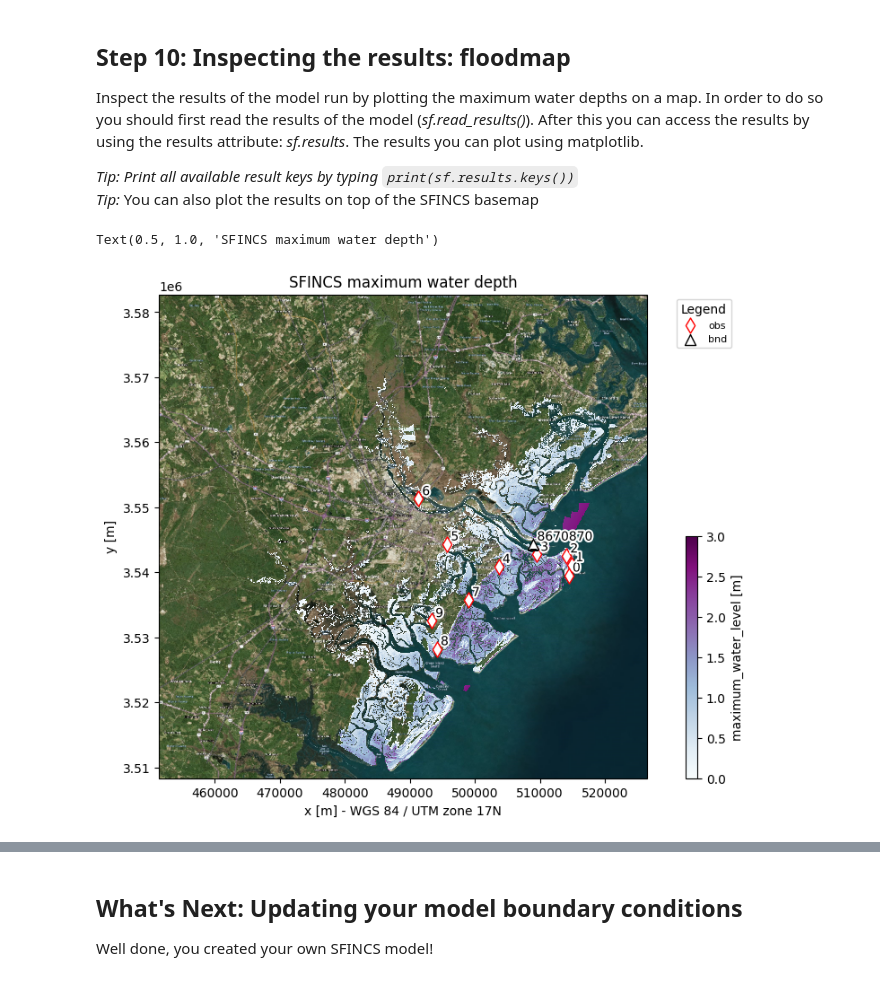
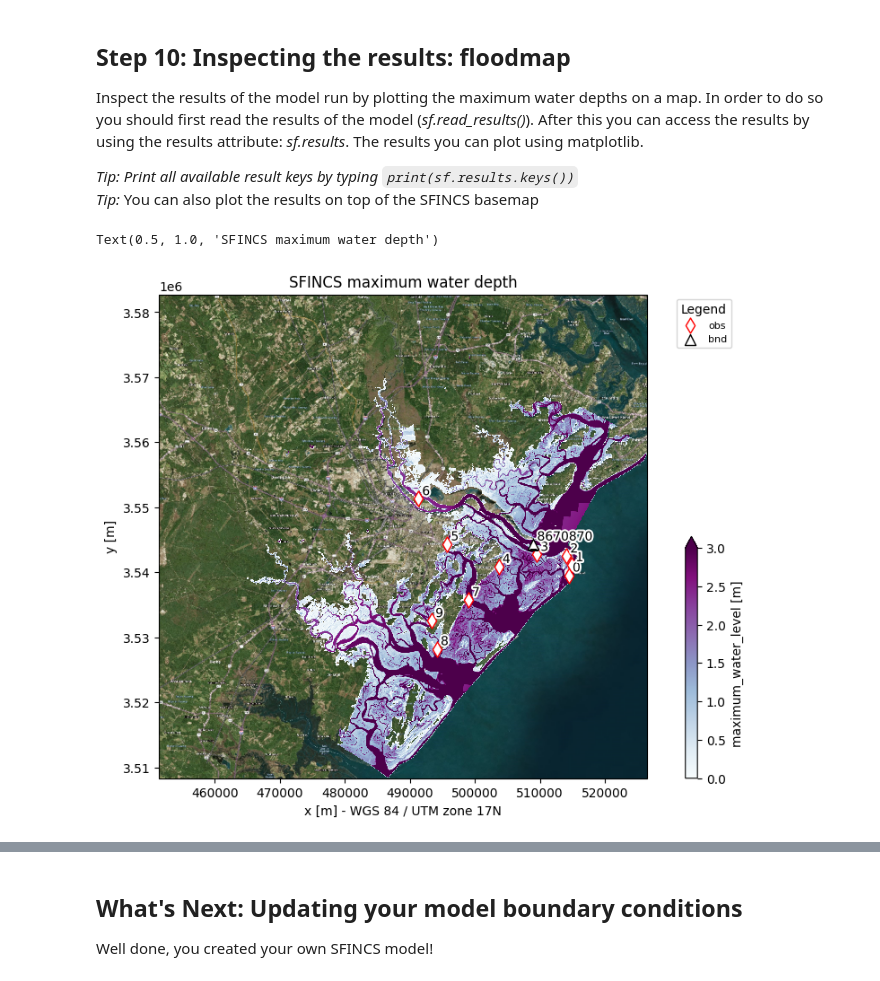
Before and after one commit to sd-59/Assignment_2_Coastal_flood_hazard_assessment-, a Jupyter notebook: notebooks/01_SFINCS_model_setup.ipynb, the cells around one changed output, grey strips where cells are left out. Saved outputs shown, nothing was run; the diff lists cells and outputs as text; code cells hidden in the pictures.

```diff
--- a/notebooks/01_SFINCS_model_setup.ipynb
+++ b/notebooks/01_SFINCS_model_setup.ipynb
@@ -642,36 +644,38 @@ dep_subgrid_file = Path(root_folder, "subgrid", "dep_subgrid.tif")
 dep_subgrid = hydromt.open_raster(dep_subgrid_file, nodata=np.nan) # elevation at subgrid resolution
 
 # calculate the maximum water depth (hmax) as the difference between
 # the maximum water level (zsmax) and the elevation (dep)
 zsmax = sf.results["zsmax"].max(dim="timemax") # maximum water level
 zsmax_subgrid = zsmax.raster.reproject_like(dep_subgrid, method="nearest")  # reproject to subgrid resolution
 hmax_subgrid = np.maximum(0, zsmax_subgrid - dep_subgrid).round(2).astype(np.float32) # maximum water depth
 # Here, we assume that all areas with a negative depth are permanent water bodies
 # This is a strong simplification. It is better to use a more sophisticated approach
 # to identify permanent water bodies, e.g. based on a water mask or a "tide-only" simulation.
-permament_water = dep_subgrid < 0
-hmax_subgrid = hmax_subgrid.where(~permament_water, np.nan) # mask areas with permanent water
+######################################################################################################### Comment In #################
+# permament_water = dep_subgrid < 0
+# hmax_subgrid = hmax_subgrid.where(~permament_water, np.nan) # mask areas with permanent water
+#######################################################################################################################################
 # update (geospatial) metadata
 hmax_subgrid.raster.set_crs(dep_subgrid.raster.crs)
 hmax_subgrid.raster.set_nodata(np.nan)
 hmax_subgrid.name = "max water depth"
 hmax_subgrid.attrs["units"] = "m"
 
 fig, ax = sf.plot_basemap(
     fn_out="hmax.png",  # save figure to mod.root/figs/hmax.png
     variable=hmax_subgrid,
     plot_bounds=False,
     bmap="sat",
     zoomlevel=12,
     figsize=(11, 7),
     vmin=0,  # set minimum value for colorbar
     vmax=3,  # set maximum value for colorbar
     cmap="BuPu",
 )
 ax.set_title("SFINCS maximum water depth")
 # %% [output]
 Text(0.5, 1.0, 'SFINCS maximum water depth')
-[figure, old version]
+[figure, new version]
 # %%
 # save the results to a geotiff file
 # round to 2 decimals to reduce file size
```
Also changed, not shown: parts of 16 cells of this notebook, 2 other files.
